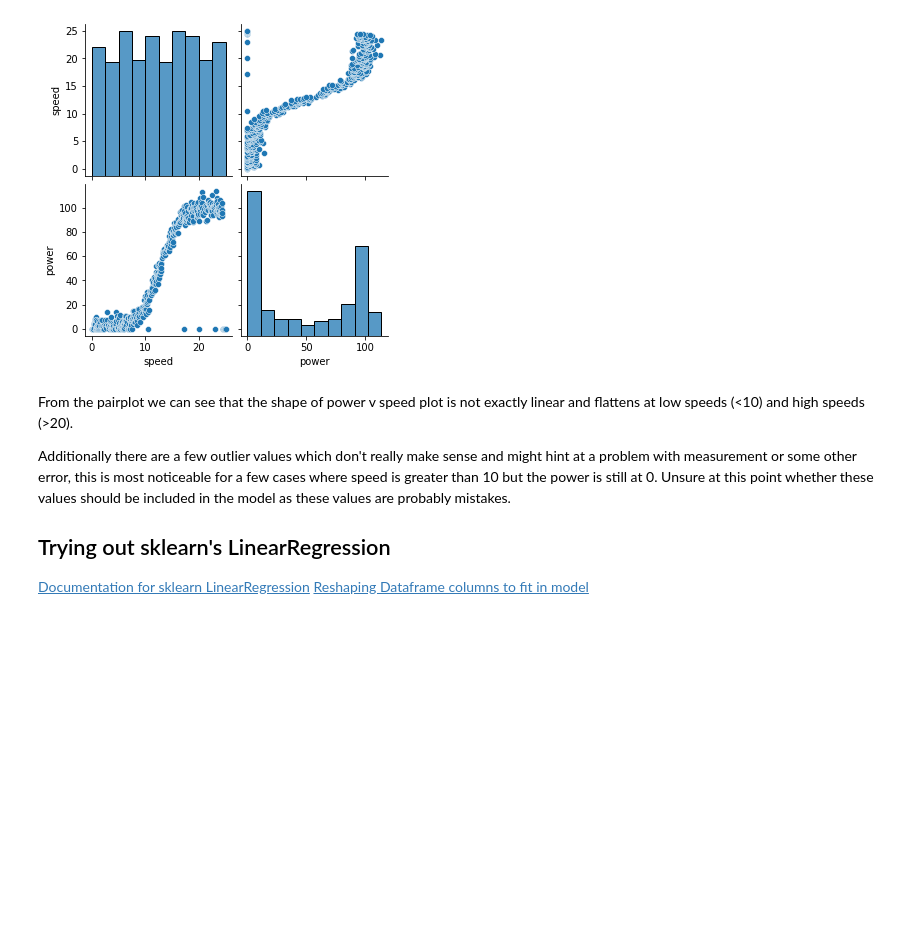
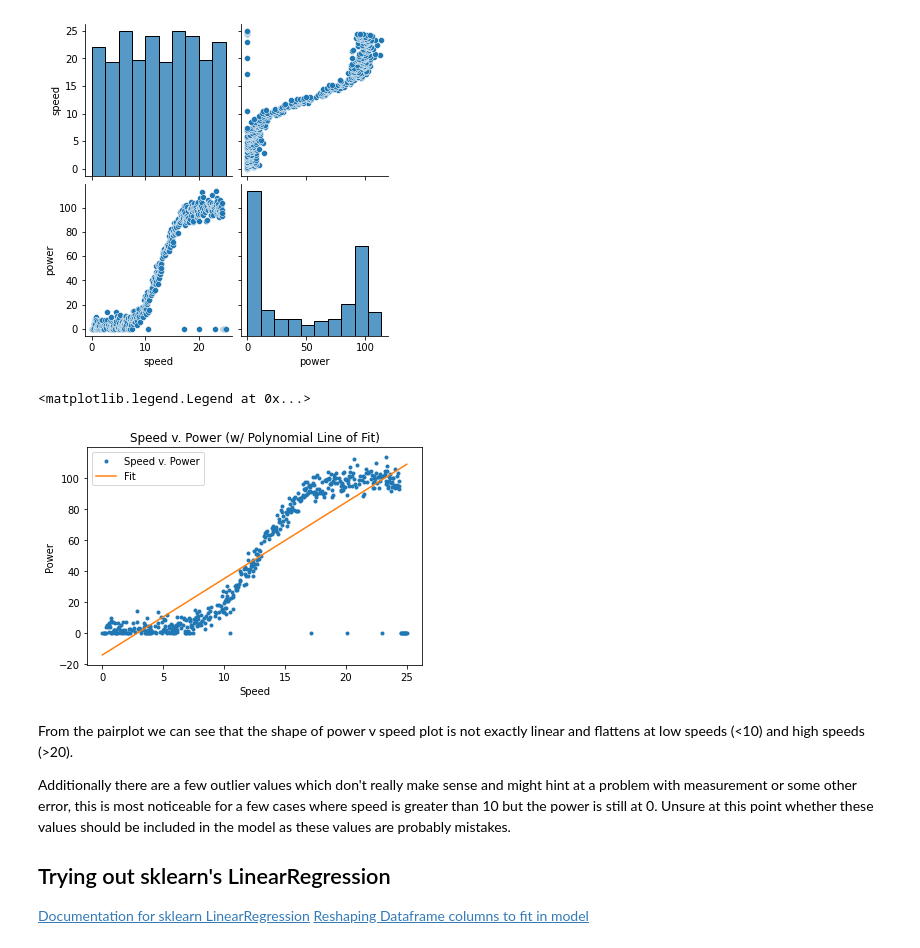
Before and after one commit to itskeithstudent/Fundamentals-of-Data-Analysis-52446-Project-2020, a Jupyter notebook: Notebook/LinearRegression_Project2020.ipynb, the cells around one changed output. Saved outputs shown, nothing was run; the diff lists cells and outputs as text; code cells hidden in the pictures; blank space fills up the shorter version.

Commit message:
Improvement: Update section pre Linear Regression to include pyplot.plot using polyfit to create a simple line of fit

```diff
--- a/Notebook/LinearRegression_Project2020.ipynb
+++ b/Notebook/LinearRegression_Project2020.ipynb
@@ -42,6 +43,25 @@ powerprod_df.tail()
 seaborn.pairplot(powerprod_df);
 # %% [output]
 [figure]
+# %%
+#for convenience turning df columns into np arrays for x and y
+x=np.array(powerprod_df['speed'])
+y=np.array(powerprod_df['power'])
+plt.plot(x, y, '.', label='Speed v. Power') #make simple x y dot plot
+#label x and y axis
+plt.xlabel('Speed')
+plt.ylabel('Power')
+#get coefficients for speed versus power, to use to give simple line of fit, pre-linear regression (as shown in Ian's video on Fitting Lines)
+a,b = np.polyfit(x, y,1) #thought it owuld be neater to explicitly set a and b instead of using coeffs
+#Plot the straight line, here I am using np.unique(x) to make more robust in case there were mutltiple x values as otherwise would not get straight line
+#for y arg using the standard 'a*x+b' format as we got our a and b coefficients from polyfit
+plt.plot(np.unique(x), a*np.unique(x)+b, label='Fit')
+plt.title('Speed v. Power (w/ Polynomial Line of Fit)')
+
+plt.legend()
+# %% [output]
+<matplotlib.legend.Legend at 0x...>
+[figure, added]
 # %% [markdown]
 From the pairplot we can see that the shape of power v speed plot is not exactly linear and flattens at low speeds (<10) and high speeds (>20).
 
```
Also changed, not shown: parts of 2 cells of this notebook.
